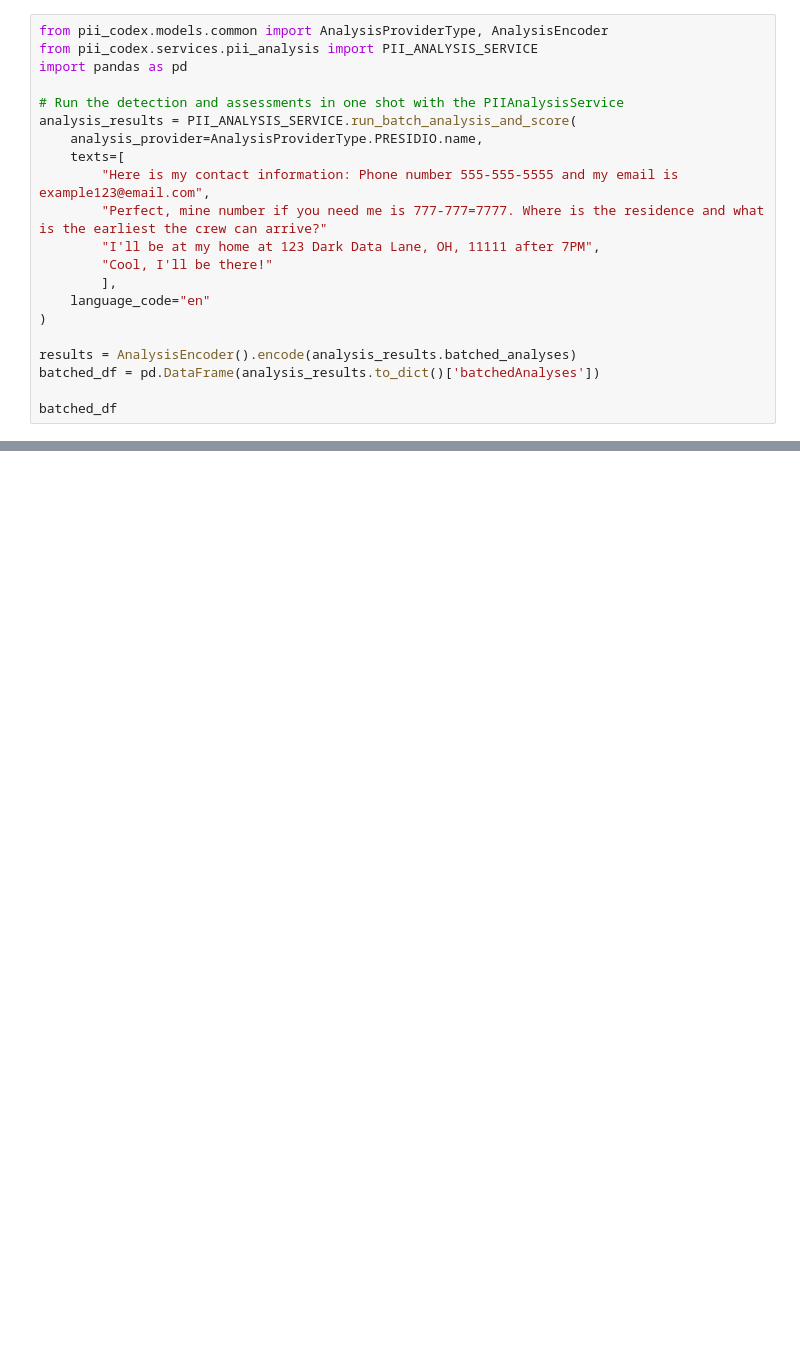
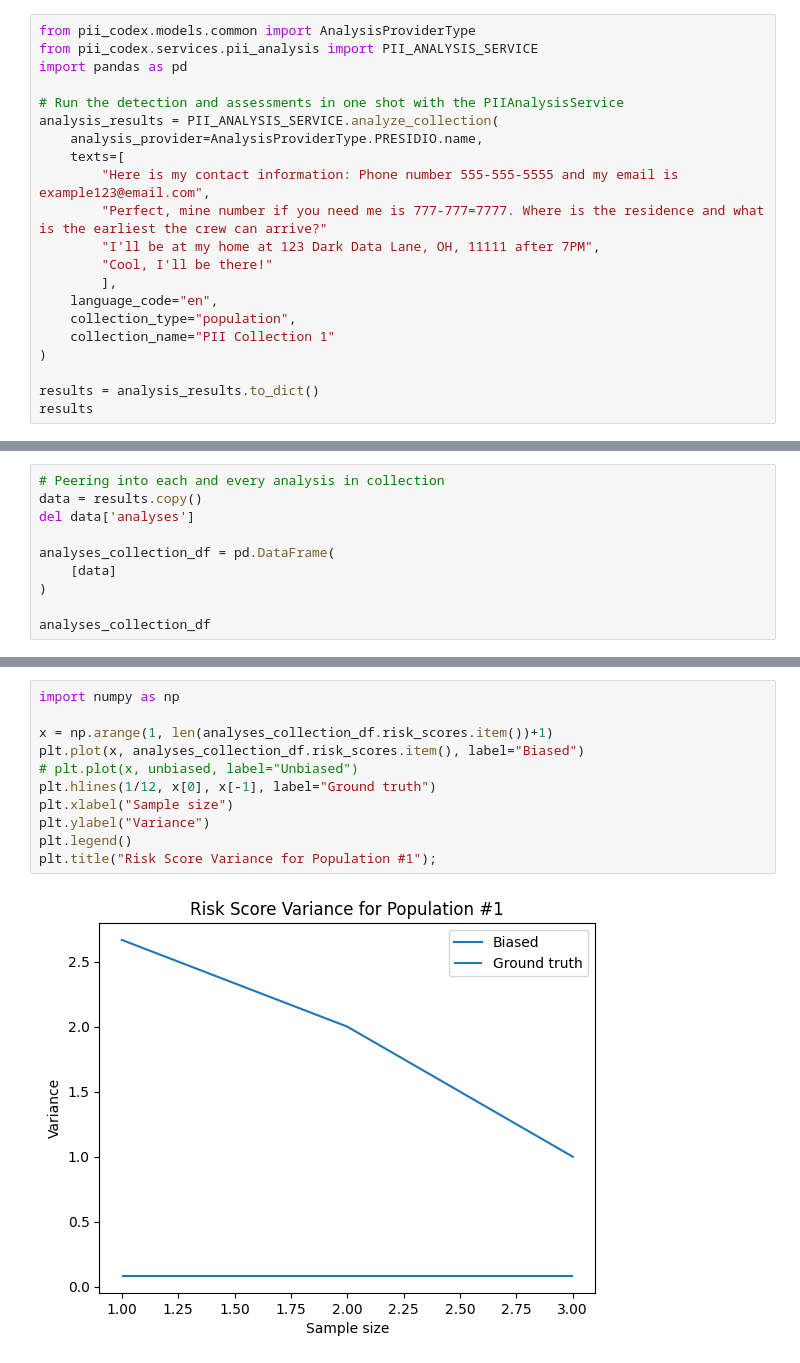
Before and after one commit to EdyVision/pii-codex, a Jupyter notebook: notebooks/pii-batch-analysis-ms-presidio.ipynb, the cells around one changed output, grey strips where cells are left out. Saved outputs shown, nothing was run; the diff lists cells and outputs as text; blank space fills up the shorter version.

Commit message:
Updated models and added initial analysis

```diff
--- a/notebooks/pii-batch-analysis-ms-presidio.ipynb
+++ b/notebooks/pii-batch-analysis-ms-presidio.ipynb
@@ -6,10 +6,10 @@ The following is an example of how to use the PIIAnalysisService with the MSFT p
 # %%
-from pii_codex.models.common import AnalysisProviderType, AnalysisEncoder
+from pii_codex.models.common import AnalysisProviderType
 from pii_codex.services.pii_analysis import PII_ANALYSIS_SERVICE
 import pandas as pd
 
 # Run the detection and assessments in one shot with the PIIAnalysisService
-analysis_results = PII_ANALYSIS_SERVICE.run_batch_analysis_and_score(
+analysis_results = PII_ANALYSIS_SERVICE.analyze_collection(
     analysis_provider=AnalysisProviderType.PRESIDIO.name,
     texts=[
         "Here is my contact information: Phone number 555-555-5555 and my email is example123@email.com",
@@ -17,11 +17,11 @@ analysis_results = PII_ANALYSIS_SERVICE.run_batch_analysis_and_score(
         "I'll be at my home at 123 Dark Data Lane, OH, 11111 after 7PM",
         "Cool, I'll be there!"
         ],
-    language_code="en"
+    language_code="en",
+    collection_type="population",
+    collection_name="PII Collection 1"
 )
 
-results = AnalysisEncoder().encode(analysis_results.batched_analyses)
-batched_df = pd.DataFrame(analysis_results.to_dict()['batchedAnalyses'])
-
-batched_df
+results = analysis_results.to_dict()
+results
 # %% [output]
@@ -71,0 +45,10 @@ split_view_df
+# %%
+# Peering into each and every analysis in collection
+data = results.copy()
+del data['analyses']
+
+analyses_collection_df = pd.DataFrame(
+    [data]
+)
+
+analyses_collection_df
@@ -71,0 +65,13 @@ split_view_df
+# %%
+import numpy as np
+
+x = np.arange(1, len(analyses_collection_df.risk_scores.item())+1)
+plt.plot(x, analyses_collection_df.risk_scores.item(), label="Biased")
+# plt.plot(x, unbiased, label="Unbiased")
+plt.hlines(1/12, x[0], x[-1], label="Ground truth")
+plt.xlabel("Sample size")
+plt.ylabel("Variance")
+plt.legend()
+plt.title("Risk Score Variance for Population #1");
+# %% [output]
+[figure, added]
```
Also changed, not shown: parts of 5 cells of this notebook, 14 other files.
